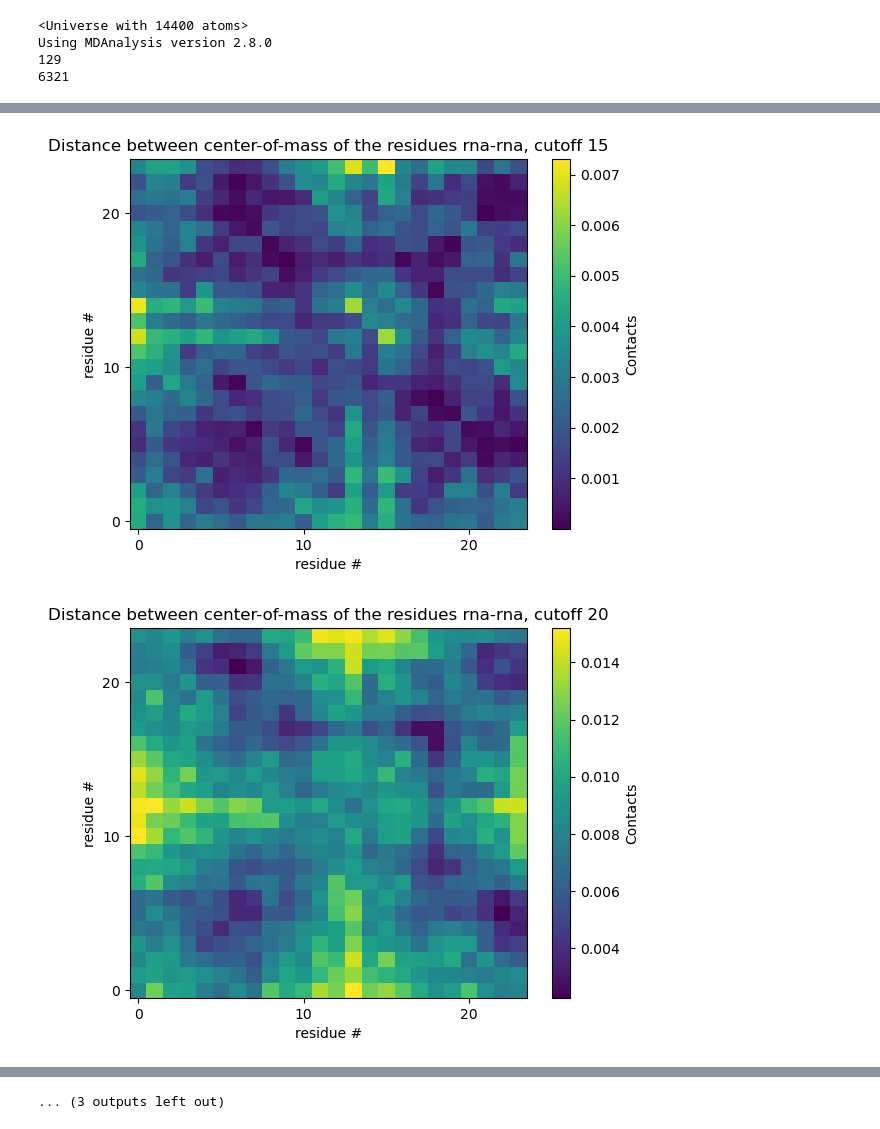
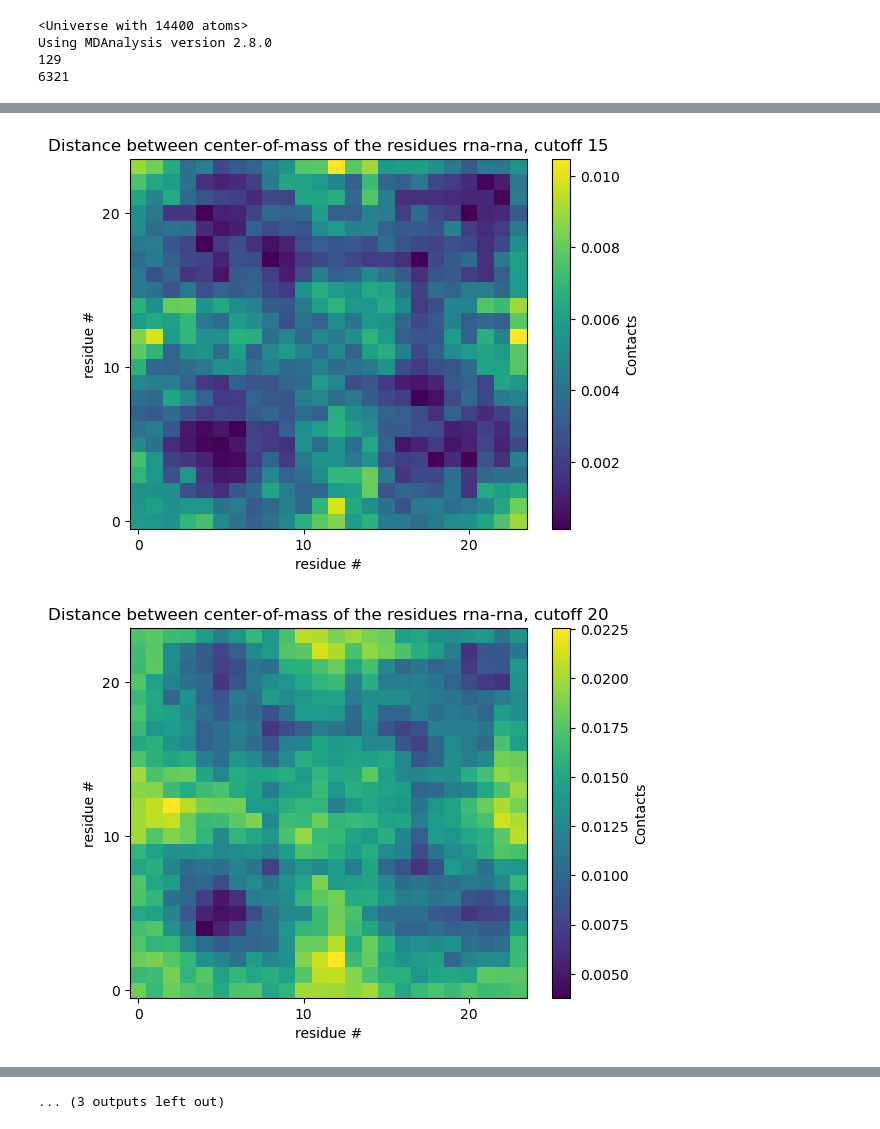
Before and after one commit to oreoqke/MDanal, a Jupyter notebook: contact_map.ipynb, the cells around one changed output, grey strips where cells are left out. Drawn from its saved outputs; the diff is of its cells as text; code cells hidden in the pictures.

```diff
--- a/contact_map.ipynb
+++ b/contact_map.ipynb
@@ -19,7 +19,7 @@ from concurrent.futures import ProcessPoolExecutor
 import numpy as np
 
 gro_file = "vars/output_no_water.gro"
-xtc_file = "vars/output_no_water.xtc"
+xtc_file = "vars/output_no_water-short.xtc"
 # maybe use unwrapped????
 
 u= mda.Universe(gro_file, xtc_file)
@@ -174,8 +174,7 @@ def generate_contact_map(gro_file, xtc_file, num_proteins, protein_len, num_res,
 import os
 results = []
 radii = [5, 8, 10, 15, 20]
-gro_file = "vars/output_no_water.gro"
-xtc_file = "vars/output_no_water.xtc"
+
 u = mda.Universe(gro_file, xtc_file)
 num_frames = len(u.trajectory)
 
@@ -198,7 +197,7 @@ for radius in radii:
             columns_to_average = matrix[:, ind::NUM_RES]
             res_inter_reduced[:, ind] = columns_to_average.mean(axis=1)
         avg_inter_contacts += res_inter_reduced
-    avg_inter_contacts = avg_inter_contacts / NUM_RES
+    avg_inter_contacts = avg_inter_contacts / NUM_PROTEINS
     # the contact map needs to be normalized by the number of frames
     avg_inter_contacts = avg_inter_contacts / num_frames
     save_contact_map(avg_inter_contacts, f"{contact_map_dir}contact_map_{mode}_cutoff_{radius}.csv")
@@ -215,7 +214,7 @@ for radius in radii:
             columns_to_average = matrix[:, ind::NUM_RES_RNA]
             res_inter_reduced[:, ind] = columns_to_average.mean(axis=1)
         avg_inter_contacts += res_inter_reduced
-    avg_inter_contacts = avg_inter_contacts / NUM_RES_RNA
+    avg_inter_contacts = avg_inter_contacts / NUM_RNA
     avg_inter_contacts = avg_inter_contacts / num_frames
     save_contact_map(avg_inter_contacts, f"{contact_map_dir}contact_map_{mode}_cutoff_{radius}.csv")
     results_rna_rna.append(avg_inter_contacts)
@@ -231,6 +230,7 @@ for radius in radii:
             columns_to_average = matrix[:, ind::NUM_RES_RNA]
             res_inter_reduced[:, ind] = columns_to_average.mean(axis=1)
         avg_inter_contacts += res_inter_reduced
+    avg_inter_contacts = avg_inter_contacts / NUM_PROTEINS
     avg_inter_contacts = avg_inter_contacts / num_frames
     save_contact_map(avg_inter_contacts, f"{contact_map_dir}contact_map_{mode}_cutoff_{radius}.csv")
     results_prot_rna.append(avg_inter_contacts)
@@ -254,2 +254,2 @@ for i,radius in enumerate(radii):
-[figure, old version]
+[figure, new version]
-[figure, old version]
+[figure, new version]
```
Also changed, not shown: parts of 2 cells of this notebook.
